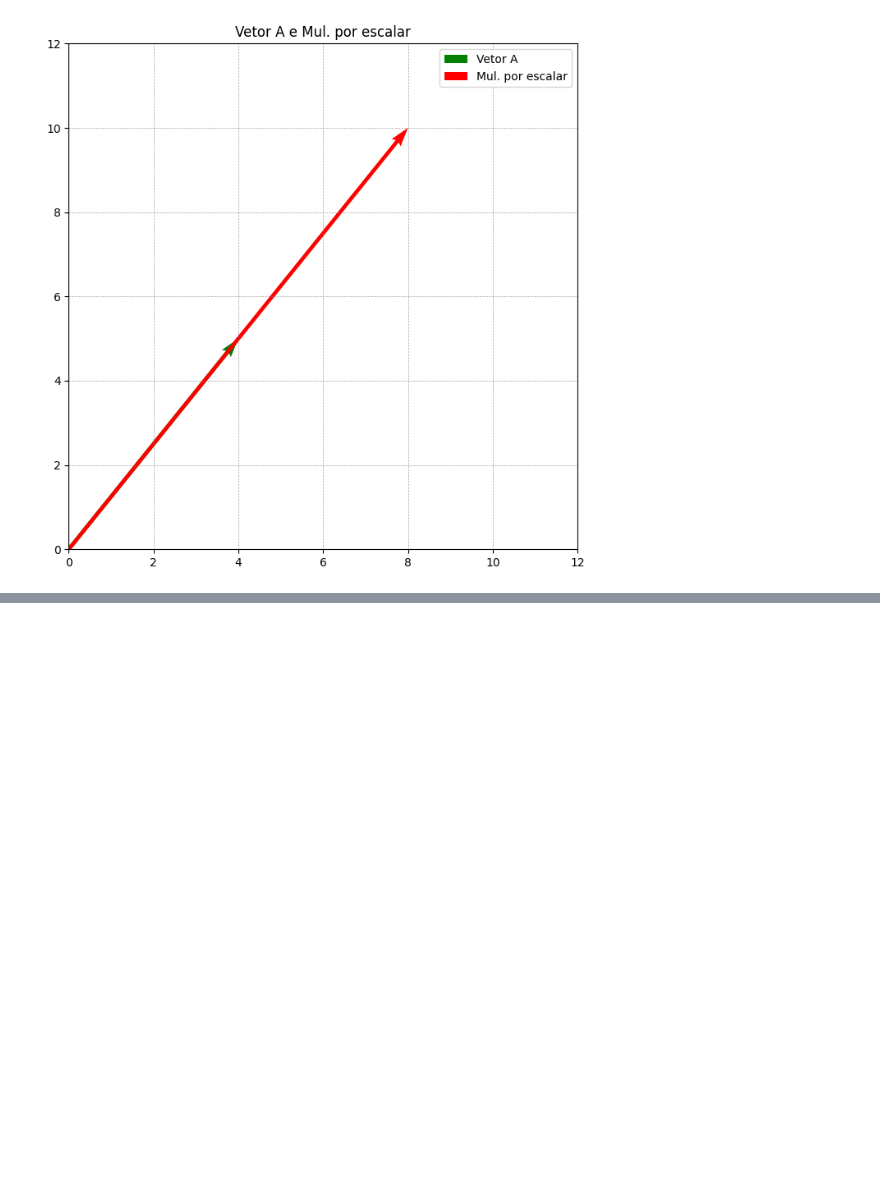
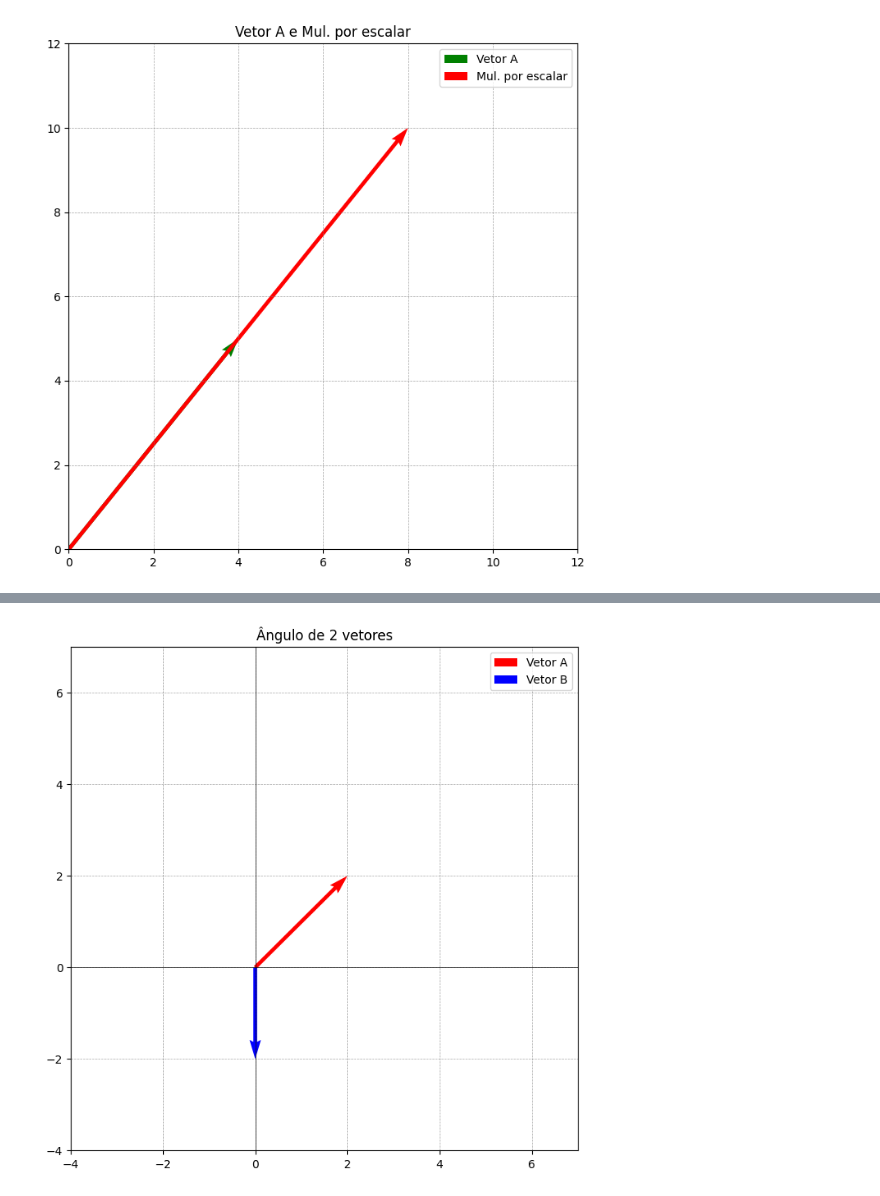
Before and after one commit to pedrobiqua/AlgebraLinear_Notebook, a Jupyter notebook: AlgebraLinear.ipynb, the cells around one changed output, grey strips where cells are left out. Saved outputs shown, nothing was run; the diff lists cells and outputs as text; code cells hidden in the pictures; blank space fills up the shorter version.

```diff
--- a/AlgebraLinear.ipynb
+++ b/AlgebraLinear.ipynb
@@ -533,0 +611,29 @@ $TODO$
+# %%
+# Criar dois vetores
+vetor_a = np.array([2, 2])
+vetor_b = np.array([0, -2])
+
+# Calcular o ângulo entre os vetores
+cos_theta = np.dot(vetor_a, vetor_b) / (np.linalg.norm(A) * np.linalg.norm(B))
+theta = np.arccos(cos_theta)
+
+# Plotar os vetores
+fig, ax = plt.subplots(1, 1, figsize=(8, 8))
+
+# Adicionar os vetores ao plot
+ax.quiver(0, 0, vetor_a[0], vetor_a[1], angles='xy', scale_units='xy', scale=1, color='r', label='Vetor A')
+ax.quiver(0, 0, vetor_b[0], vetor_b[1], angles='xy', scale_units='xy', scale=1, color='b', label='Vetor B')
+
+# Configurar o gráfico
+ax.set_xlim(-4, 7)
+ax.set_ylim(-4,7)
+ax.axhline(0, color='black', linewidth=0.5)
+ax.axvline(0, color='black', linewidth=0.5)
+ax.grid(color='gray', linestyle='--', linewidth=0.5, alpha=0.7)
+ax.legend()
+
+# Mostrar o plot
+plt.title("Ângulo de 2 vetores")
+plt.show()
+# %% [output]
+[figure, added]
```
Also changed, not shown: parts of 11 cells of this notebook.
